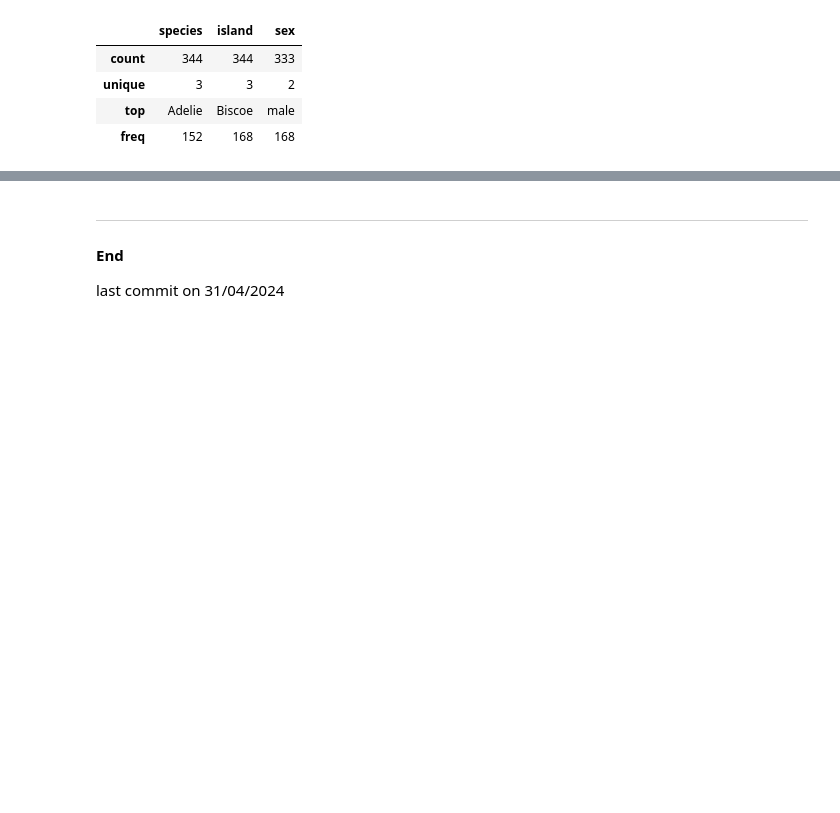
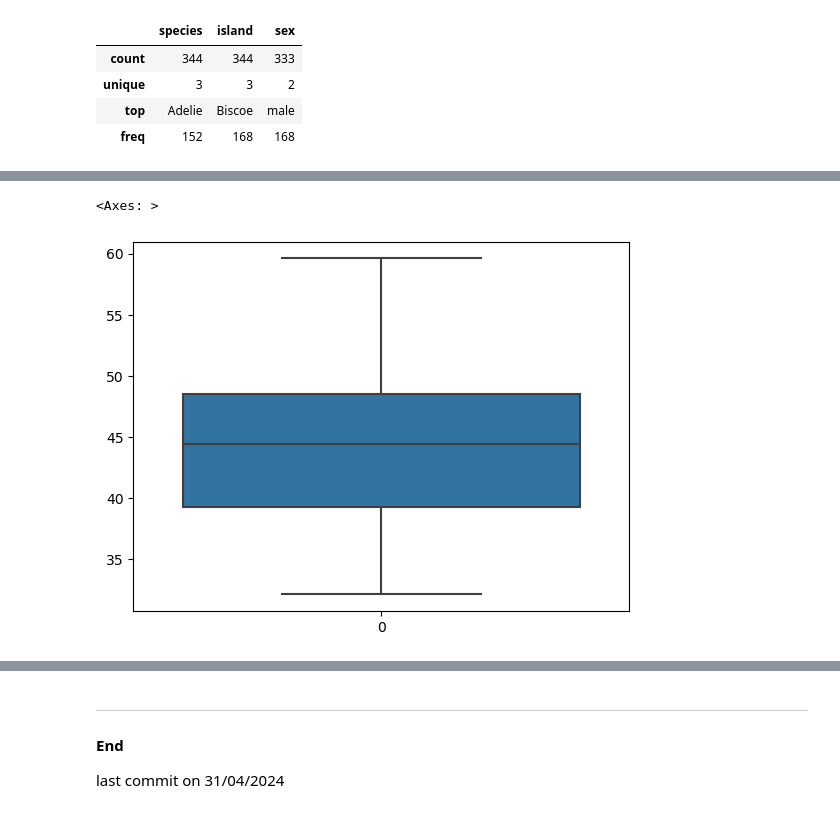
Before and after one commit to RodrigoDMU/MyWorkPDA-Project, a Jupyter notebook: penguins.ipynb, the cells around one changed output, grey strips where cells are left out. Drawn from its saved outputs; the diff is of its cells as text; code cells hidden in the pictures; blank space fills up the shorter version.

```diff
--- a/penguins.ipynb
+++ b/penguins.ipynb
@@ -154,0 +253,5 @@ Name: count, dtype: int64
+# %%
+sns.boxplot(df['bill_length_mm'])
+# %% [output]
+<Axes: >
+[figure, added]
```
Also changed, not shown: parts of 18 cells of this notebook.
